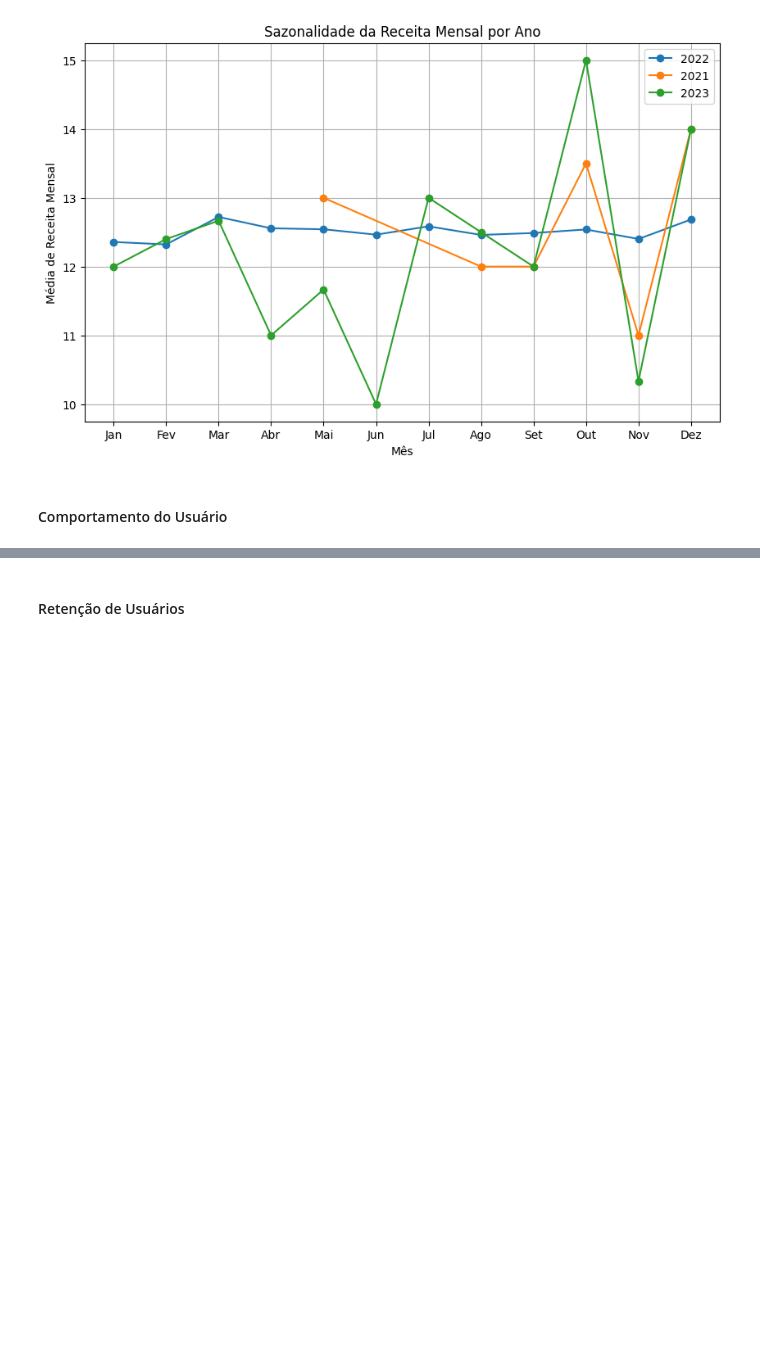
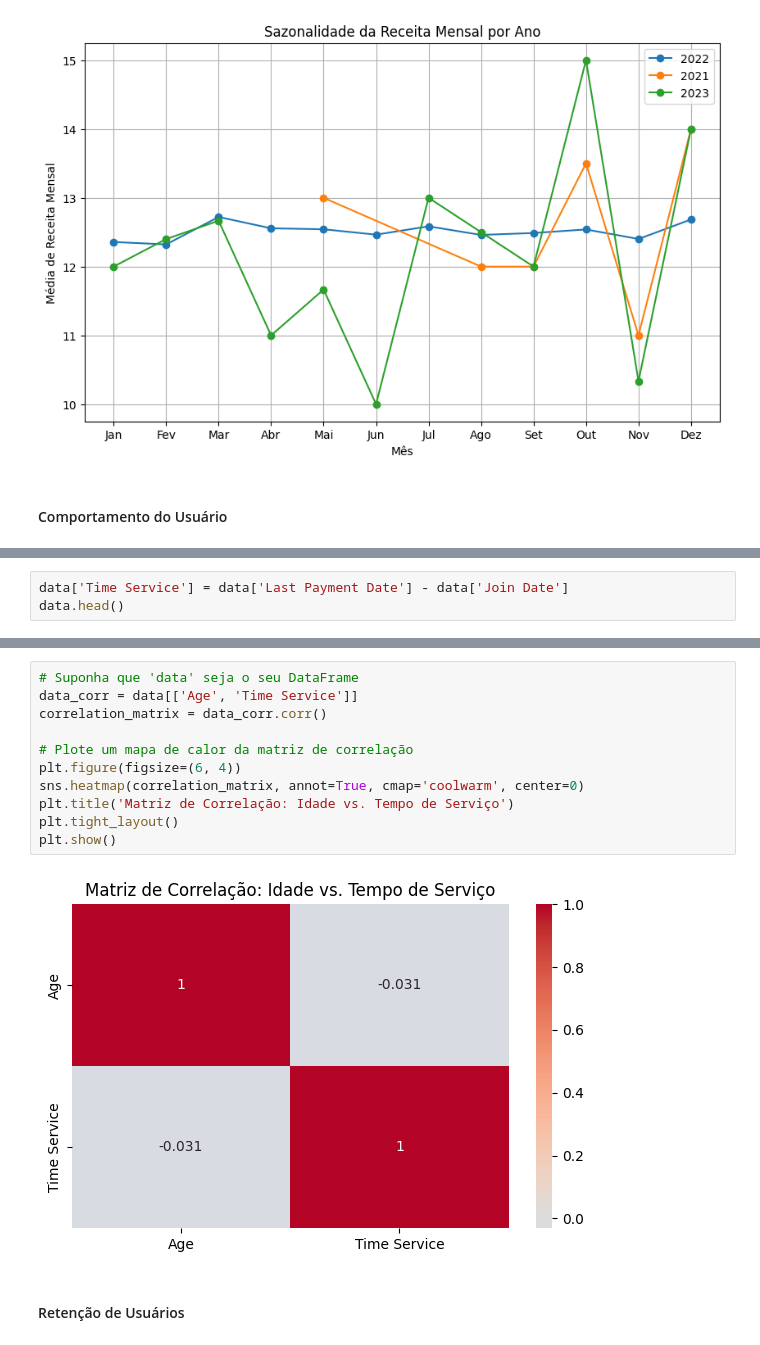
Before and after one commit to michelprosite/analise_covid19, a Jupyter notebook: netflix_analise.ipynb, the cells around one changed output, grey strips where cells are left out. Drawn from its saved outputs; the diff is of its cells as text; blank space fills up the shorter version.

```diff
--- a/netflix_analise.ipynb
+++ b/netflix_analise.ipynb
@@ -279,0 +311,3 @@ plt.show()
+# %%
+data['Time Service'] = data['Last Payment Date'] - data['Join Date']
+data.head()
@@ -280,3 +321,16 @@ plt.show()
+# %%
+# Suponha que 'data' seja o seu DataFrame
+data_corr = data[['Age', 'Time Service']]
+correlation_matrix = data_corr.corr()
+
+# Plote um mapa de calor da matriz de correlação
+plt.figure(figsize=(6, 4))
+sns.heatmap(correlation_matrix, annot=True, cmap='coolwarm', center=0)
+plt.title('Matriz de Correlação: Idade vs. Tempo de Serviço')
+plt.tight_layout()
+plt.show()
+# %% [output]
+[figure, added]
 # %% [markdown]
 #### Retenção de Usuários
 # %% [markdown]
```
Also changed, not shown: parts of 7 cells of this notebook.
